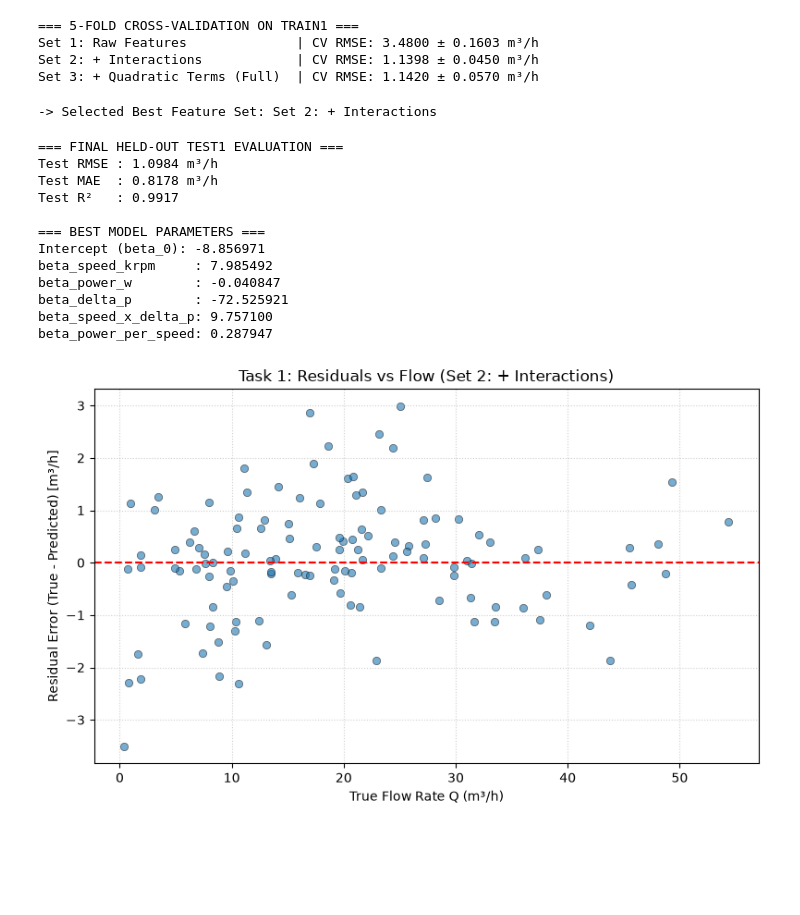
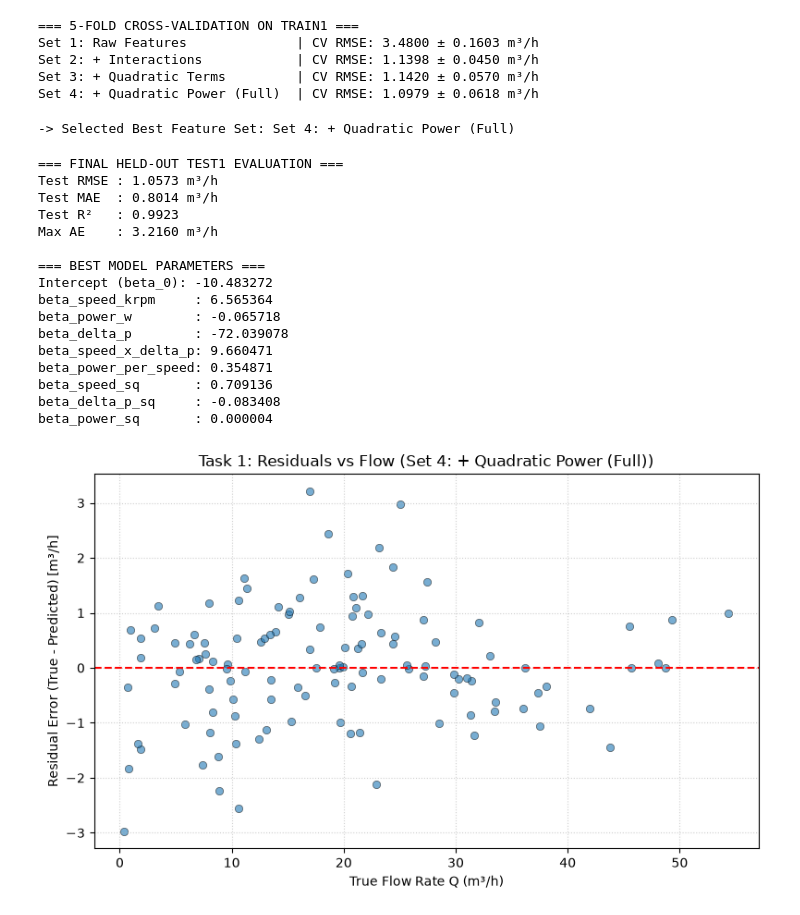
Before and after one commit to hugoolmo63/ML-grundfos-project26, a Jupyter notebook: notebooks/task1.ipynb, the cells around one changed output. Cells and saved outputs as stored; diff of their text form; code cells hidden in the pictures; blank space fills up the shorter version.

Commit message:
updating task1 with an extra feature

```diff
--- a/notebooks/task1.ipynb
+++ b/notebooks/task1.ipynb
@@ -11,7 +9,7 @@ ROOT = Path(__file__).resolve().parent.parent if "__file__" in globals() else Pa
 # %%
 # 1. Load Data
-train1 = pd.read_csv(ROOT / "data/case1/train1.csv")
-test1 = pd.read_csv(ROOT / "data/case1/test1.csv")
+train1 = pd.read_csv("../data/case1/train1.csv")
+test1 = pd.read_csv("../data/case1/test1.csv")
 # %%
 # 2. Feature Engineering Function
 def add_feature_combinations(df):
@@ -24,6 +22,7 @@ def add_feature_combinations(df):
     df['power_per_speed'] = df['power_w'] / (df['speed_krpm'] + 1e-6)  # power ratio
     df['speed_sq'] = df['speed_krpm'] ** 2                         # quadratic speed
     df['delta_p_sq'] = df['delta_p'] ** 2                          # quadratic pressure
+    df['power_sq'] = df['power_w'] ** 2                            # quadratic power
     return df
 # %%
 train1_fe = add_feature_combinations(train1)
@@ -36,7 +35,8 @@ y_test = test1_fe['flow_m3_h']
 feature_sets = {
     'Set 1: Raw Features': ['speed_krpm', 'power_w', 'delta_p'],
     'Set 2: + Interactions': ['speed_krpm', 'power_w', 'delta_p', 'speed_x_delta_p', 'power_per_speed'],
-    'Set 3: + Quadratic Terms (Full)': ['speed_krpm', 'power_w', 'delta_p', 'speed_x_delta_p', 'power_per_speed', 'speed_sq', 'delta_p_sq']
+    'Set 3: + Quadratic Terms': ['speed_krpm', 'power_w', 'delta_p', 'speed_x_delta_p', 'power_per_speed', 'speed_sq', 'delta_p_sq'],
+    'Set 4: + Quadratic Power (Full)': ['speed_krpm', 'power_w', 'delta_p', 'speed_x_delta_p', 'power_per_speed', 'speed_sq', 'delta_p_sq', 'power_sq']
 }
 # %%
 # 4. Run 5-Fold Cross-Validation on train1
@@ -60,28 +60,32 @@ for name, cols in feature_sets.items():
 === 5-FOLD CROSS-VALIDATION ON TRAIN1 ===
 Set 1: Raw Features              | CV RMSE: 3.4800 ± 0.1603 m³/h
 Set 2: + Interactions            | CV RMSE: 1.1398 ± 0.0450 m³/h
-Set 3: + Quadratic Terms (Full)  | CV RMSE: 1.1420 ± 0.0570 m³/h
+Set 3: + Quadratic Terms         | CV RMSE: 1.1420 ± 0.0570 m³/h
+Set 4: + Quadratic Power (Full)  | CV RMSE: 1.0979 ± 0.0618 m³/h
 # %%
 # 5. Select Best Feature Set Automatically Based on CV
 best_set_name = min(cv_results, key=lambda k: cv_results[k][0])
 best_cols = cv_results[best_set_name][1]
 print(f"\n-> Selected Best Feature Set: {best_set_name}")
 # %% [output]
--> Selected Best Feature Set: Set 2: + Interactions
+-> Selected Best Feature Set: Set 4: + Quadratic Power (Full)
 # %%
 # 6. Fit Final Model on train1 & Evaluate on test1
 final_model = LinearRegression()
 final_model.fit(train1_fe[best_cols], y_train)
 y_pred = final_model.predict(test1_fe[best_cols])
 
+residuals = y_test - y_pred
 test_rmse = np.sqrt(mean_squared_error(y_test, y_pred))
 test_mae = mean_absolute_error(y_test, y_pred)
 test_r2 = r2_score(y_test, y_pred)
+test_max_ae = np.max(np.abs(residuals))
 
 print("\n=== FINAL HELD-OUT TEST1 EVALUATION ===")
 print(f"Test RMSE : {test_rmse:.4f} m³/h")
 print(f"Test MAE  : {test_mae:.4f} m³/h")
 print(f"Test R²   : {test_r2:.4f}")
+print(f"Max AE    : {test_max_ae:.4f} m³/h")
 
 print("\n=== BEST MODEL PARAMETERS ===")
 print(f"Intercept (beta_0): {final_model.intercept_:.6f}")
@@ -89,32 +93,31 @@ for col, coef in zip(best_cols, final_model.coef_):
     print(f"beta_{col:15s}: {coef:.6f}")
 # %% [output]
 === FINAL HELD-OUT TEST1 EVALUATION ===
-Test RMSE : 1.0984 m³/h
-Test MAE  : 0.8178 m³/h
-Test R²   : 0.9917
+Test RMSE : 1.0573 m³/h
+Test MAE  : 0.8014 m³/h
+Test R²   : 0.9923
+Max AE    : 3.2160 m³/h
 
 === BEST MODEL PARAMETERS ===
-Intercept (beta_0): -8.856971
-beta_speed_krpm     : 7.985492
-beta_power_w        : -0.040847
-beta_delta_p        : -72.525921
-beta_speed_x_delta_p: 9.757100
-beta_power_per_speed: 0.287947
+Intercept (beta_0): -10.483272
+beta_speed_krpm     : 6.565364
+beta_power_w        : -0.065718
+beta_delta_p        : -72.039078
+beta_speed_x_delta_p: 9.660471
+beta_power_per_speed: 0.354871
+beta_speed_sq       : 0.709136
+beta_delta_p_sq     : -0.083408
+beta_power_sq       : 0.000004
 # %%
-# 7. Save Residual Plot for Report
-residuals = y_test - y_pred
-fig_path = ROOT / "report/figures/task1_residuals_vs_flow.png"
-fig_path.parent.mkdir(parents=True, exist_ok=True)
-
+# 7.A: Residuals vs True Flow
 plt.figure(figsize=(8, 5))
 plt.scatter(y_test, residuals, alpha=0.6, color="#1f77b4", edgecolors="k", linewidth=0.5)
 plt.axhline(0, color="red", linestyle="--", linewidth=1.5)
 plt.xlabel("True Flow Rate Q (m³/h)")
 plt.ylabel("Residual Error (True - Predicted) [m³/h]")
 plt.title(f"Task 1: Residuals vs Flow ({best_set_name})")
 plt.grid(True, linestyle=":", alpha=0.6)
 plt.tight_layout()
-plt.savefig(fig_path, dpi=300)
 plt.show()
 # %% [output]
-[figure, old version]
+[figure, new version]
```
Also changed, not shown: parts of 2 cells of this notebook, 3 other files.
